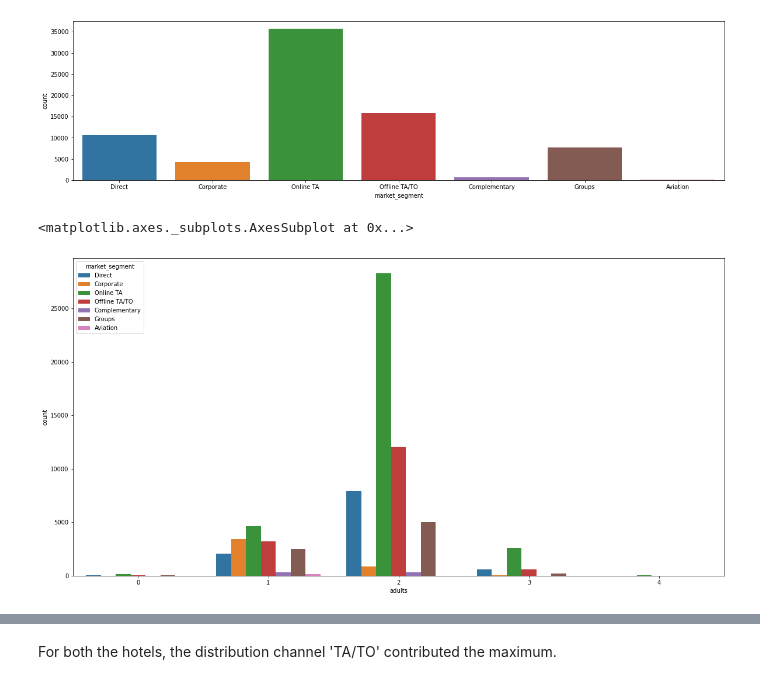
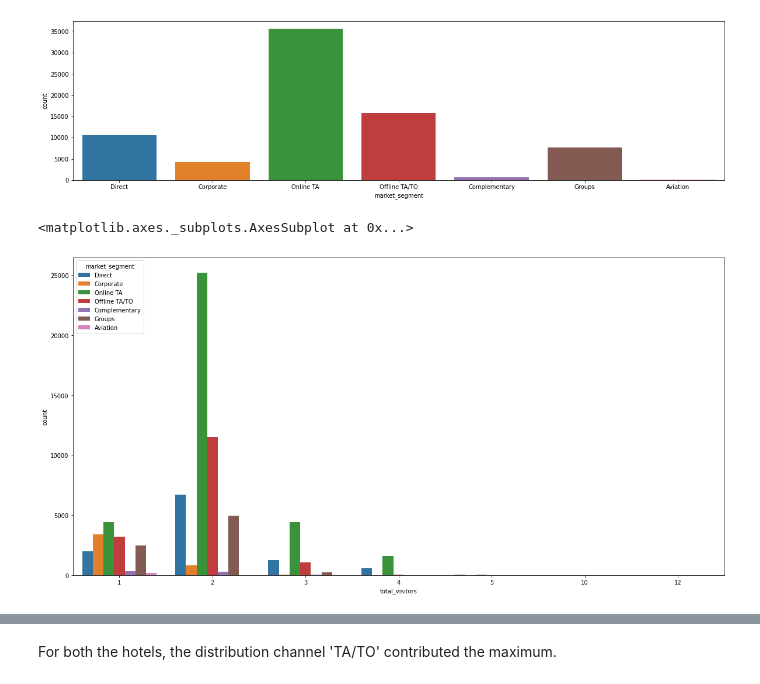
Before and after one commit to V-dit/EDA-hotel-booking-analysis, a Jupyter notebook: Hotel_Booking_Analysis_Final_File.ipynb, the cells around one changed output, grey strips where cells are left out. Cells and saved outputs as stored; diff of their text form; code cells hidden in the pictures.

```diff
--- a/Hotel_Booking_Analysis_Final_File.ipynb
+++ b/Hotel_Booking_Analysis_Final_File.ipynb
@@ -314,0 +319,3 @@ df.shape
+# %%
+# Dropping the rows that contains zero total visitors.
+df = df[df['total_visitors'] != 0]
@@ -560,16 +552,0 @@ plt.show()
-# %%
-# Plot for children
-df_children = df.groupby(['hotel'])['children'].sum()
-fig3 = plt.rcParams['figure.figsize'] = 20,5
-plt.subplot(1,3,1)
-countplot(data = df[['hotel','children']], x = 'children', hue = 'hotel', title = 'Hotelwise group data of children booking')
-plt.title('Bookingwise children count for individual hotels')
-
-plt.subplot(1,3,2)
-sns.barplot(x = df_children.index, y = df_children.values)
-plt.title('Total children arrived at individual hotels')
-
-plt.subplot(1,3,3)
-plt.pie(df_children, labels=df_children.index, autopct='%1.1f%%',startangle=90, textprops={'fontsize': 14})
-plt.title('Percentage of children arrived at individual hotels')
-plt.show()
@@ -579,16 +552,0 @@ plt.show()
-# %%
-# Plot for babies
-df_babies = df.groupby(['hotel'])['babies'].sum()
-fig4 = plt.rcParams['figure.figsize'] = 20,5
-plt.subplot(1,3,1)
-countplot(data = df[['hotel','babies']], x = 'babies', hue = 'hotel', title = 'Hotelwise group data of babies booking')
-plt.title('Bookingwise babies count for individual hotels')
-
-plt.subplot(1,3,2)
-sns.barplot(x = df_babies.index, y = df_babies.values)
-plt.title('Total babies arrived at individual hotels')
-
-plt.subplot(1,3,3)
-plt.pie(df_babies, labels=df_babies.index, autopct='%1.1f%%',startangle=90, textprops={'fontsize': 14})
-plt.title('Percentage of babies arrived at individual hotels')
-plt.show()
@@ -656,9 +580,9 @@ sns.countplot(data = df, x = 'market_segment')
 <matplotlib.axes._subplots.AxesSubplot at 0x...>
 [figure]
 # %%
-# Adultswise market segment
+# Total Visitors from different market segments
 plt.figure(figsize=(20,10))
-sns.countplot(data = df, x = 'adults', hue = 'market_segment')
+sns.countplot(data = df, x = 'total_visitors', hue = 'market_segment')
 # %% [output]
 <matplotlib.axes._subplots.AxesSubplot at 0x...>
-[figure, old version]
+[figure, new version]
```
Also changed, not shown: parts of 31 cells of this notebook.
